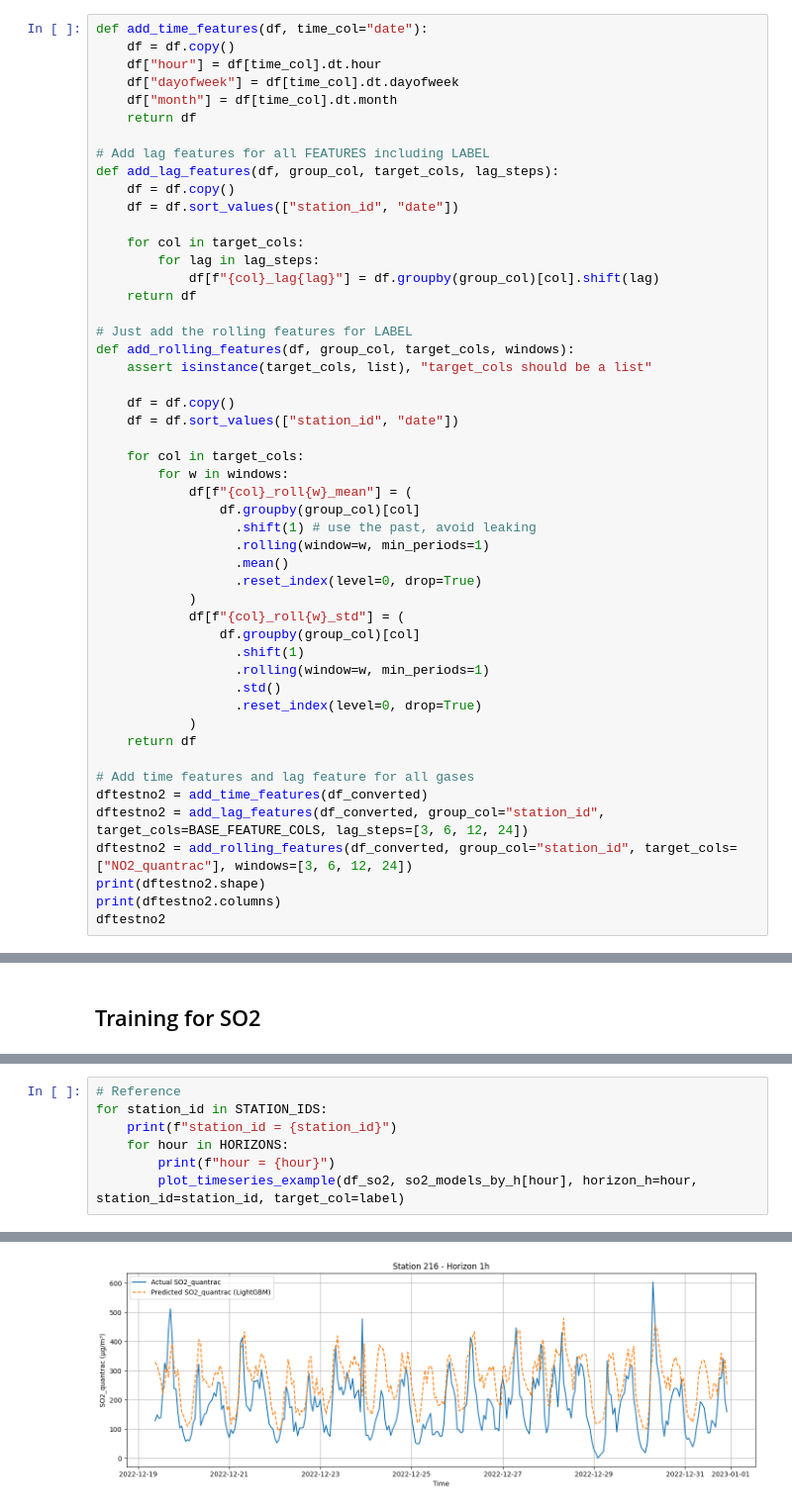
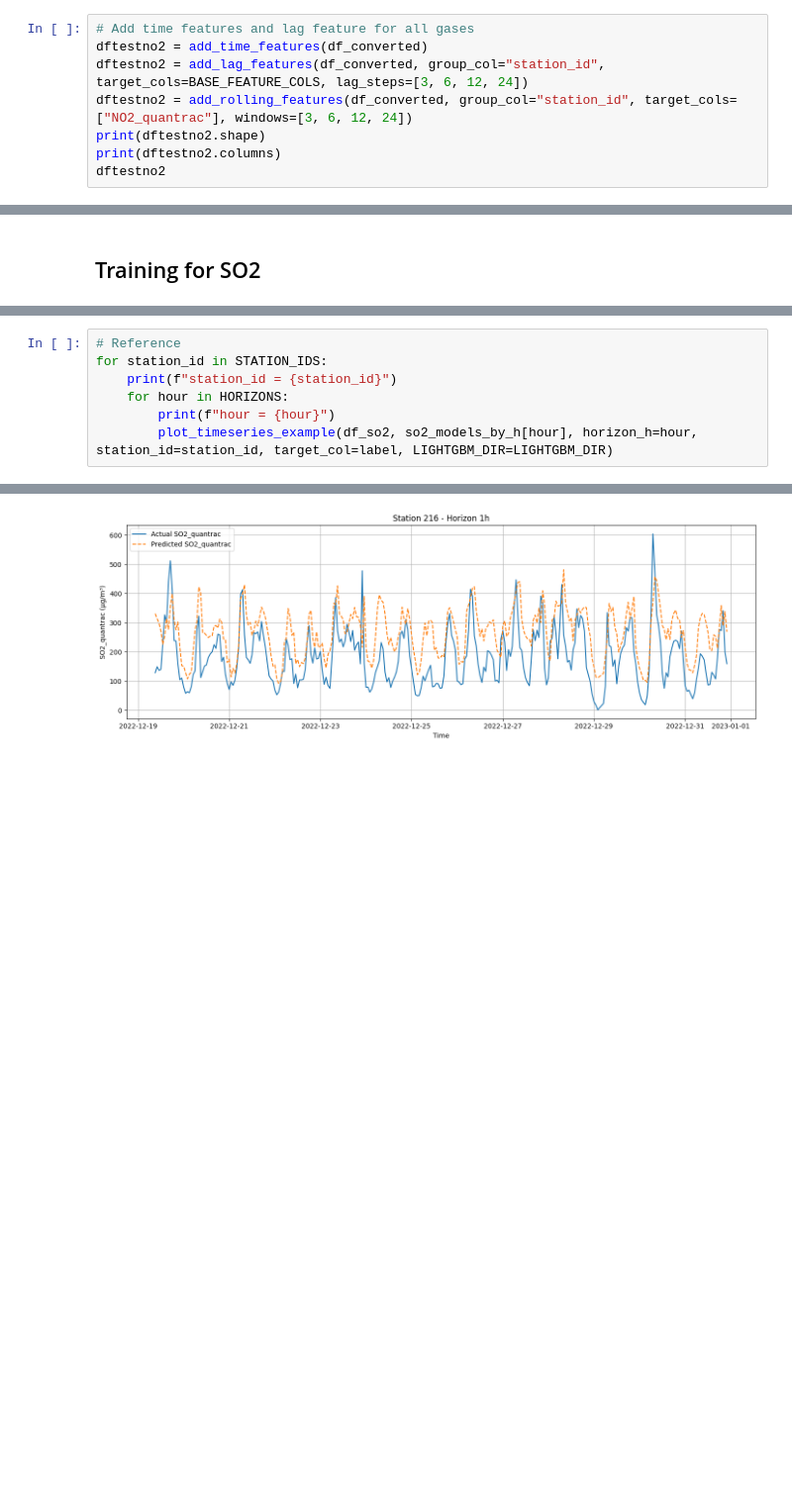
Before and after one commit to tphiepbk/air_quality_index_project, a Jupyter notebook: 11.3_so2_lightgbm_pmdata_new_train_test_converted_unit.ipynb, the cells around one changed output, grey strips where cells are left out. Shown at 99% size. Saved outputs shown, nothing was run; the diff lists cells and outputs as text; blank space fills up the shorter version.

```diff
--- a/11.3_so2_lightgbm_pmdata_new_train_test_converted_unit.ipynb
+++ b/11.3_so2_lightgbm_pmdata_new_train_test_converted_unit.ipynb
@@ -292,48 +270,6 @@ for station in STATION_IDS:
 # %% [markdown]
 ## Feature engineering
 # %%
-def add_time_features(df, time_col="date"):
-    df = df.copy()
-    df["hour"] = df[time_col].dt.hour
-    df["dayofweek"] = df[time_col].dt.dayofweek
-    df["month"] = df[time_col].dt.month
-    return df
-
-# Add lag features for all FEATURES including LABEL
-def add_lag_features(df, group_col, target_cols, lag_steps):
-    df = df.copy()
-    df = df.sort_values(["station_id", "date"])
-
-    for col in target_cols:
-        for lag in lag_steps:
-            df[f"{col}_lag{lag}"] = df.groupby(group_col)[col].shift(lag)
-    return df
-
-# Just add the rolling features for LABEL
-def add_rolling_features(df, group_col, target_cols, windows):
-    assert isinstance(target_cols, list), "target_cols should be a list"
-
-    df = df.copy()
-    df = df.sort_values(["station_id", "date"])
-
-    for col in target_cols:
-        for w in windows:
-            df[f"{col}_roll{w}_mean"] = (
-                df.groupby(group_col)[col]
-                  .shift(1) # use the past, avoid leaking
-                  .rolling(window=w, min_periods=1)
-                  .mean()
-                  .reset_index(level=0, drop=True)
-            )
-            df[f"{col}_roll{w}_std"] = (
-                df.groupby(group_col)[col]
-                  .shift(1)
-                  .rolling(window=w, min_periods=1)
-                  .std()
-                  .reset_index(level=0, drop=True)
-            )
-    return df
-
 # Add time features and lag feature for all gases
 dftestno2 = add_time_features(df_converted)
 dftestno2 = add_lag_features(df_converted, group_col="station_id", target_cols=BASE_FEATURE_COLS, lag_steps=[3, 6, 12, 24])
@@ -735,12 +613,12 @@ Overall test metrics: {'rmse': 118.97, 'mae': 88.73, 'mape': 63.8, 'mnbe': -0.4,
 # %%
 # Reference
 for station_id in STATION_IDS:
     print(f"station_id = {station_id}")
     for hour in HORIZONS:
         print(f"hour = {hour}")
-        plot_timeseries_example(df_so2, so2_models_by_h[hour], horizon_h=hour, station_id=station_id, target_col=label)
+        plot_timeseries_example(df_so2, so2_models_by_h[hour], horizon_h=hour, station_id=station_id, target_col=label, LIGHTGBM_DIR=LIGHTGBM_DIR)
 # %% [output]
 station_id = 216
 hour = 1
-[figure, old version]
+[figure, new version]
 hour = 24
```
Also changed, not shown: parts of 13 cells of this notebook, 2 other files.
